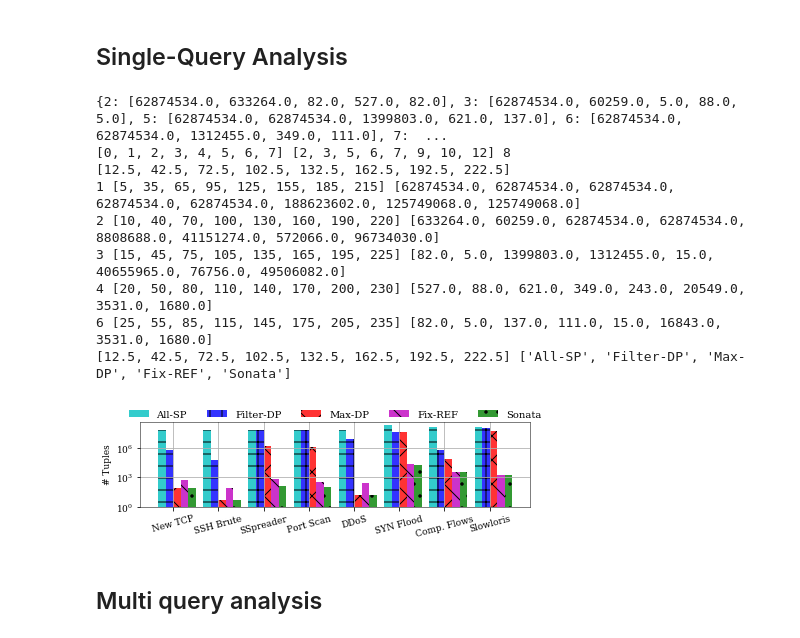
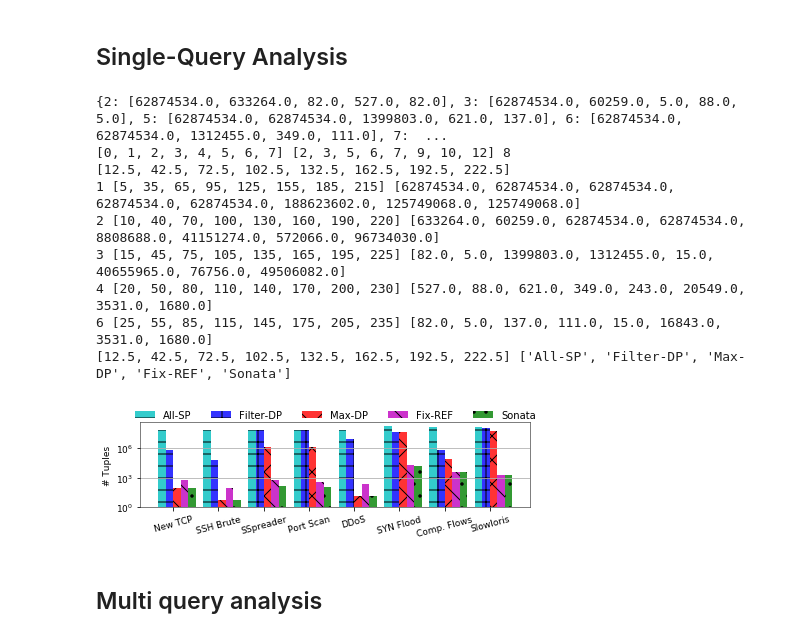
Before and after one commit to agupta13/SONATA-DEV, a Jupyter notebook: analysis/performance_eval/plot_results/plot_results.ipynb, the cells around one changed output. Drawn from its saved outputs; the diff is of its cells as text; code cells hidden in the pictures.

Commit message:
updated the plot script

```diff
--- a/analysis/performance_eval/plot_results/plot_results.ipynb
+++ b/analysis/performance_eval/plot_results/plot_results.ipynb
@@ -15,7 +15,7 @@ matplotlib.use('Agg')
 # matplotlib.rcParams['ps.fonttype'] = 42
 matplotlib.rcParams['figure.figsize']= [3.125, 1.93]
 # matplotlib.rcParams['text.usetex'] = True
-matplotlib.rcParams['font.family']= 'serif'
+matplotlib.rcParams['font.family']= 'Times'
 # matplotlib.rcParams['font.sans-serif']='Times'
 matplotlib.rcParams['font.size']= 8
 # matplotlib.rcParams['figure.figsize']= [3.125, 1.93]  # Golden ratio
@@ -363,35 +363,36 @@ def draw_plots(data, modes, modes_2_labels):
     #plt.xlabel('Applications')
     plt.ylabel('# Tuples')
 
     print ticks, [modes_2_labels[mode] for mode in modes]
     plt.xticks(ticks, [ids_2_labels[qid] for qid in qids], rotation=15)
     plt.yticks([1, 1000, 10000, 100000, 1000000,10000000], [1, 1000, 10000, 100000, 1000000,10000000])
-    ax.grid(True)
+#     ax.grid(True)
+    ax.yaxis.grid(True)
     #ax.set_xlim(xmax=5.25)
     ax.set_yscale("log", nonposy='clip')
     ax.set_ylim(ymin=1)
     ax.legend(loc='upper center', bbox_to_anchor=(0.5, 1.24),
               ncol=5, fancybox=False, shadow=False, fontsize=10, frameon=False)
     fname = "/Users/arpit/Documents/nsdi18/writing/figures/single_query_analysis.eps"
     plt.tight_layout()
     plot_name = fname
     pl.savefig(plot_name)
     plt.show()
     pass
 
 plot_data = get_plot_data(data)
 draw_plots(plot_data, modes, modes_2_labels)
 # %% [output]
 {2: [62874534.0, 633264.0, 82.0, 527.0, 82.0], 3: [62874534.0, 60259.0, 5.0, 88.0, 5.0], 5: [62874534.0, 62874534.0, 1399803.0, 621.0, 137.0], 6: [62874534.0, 62874534.0, 1312455.0, 349.0, 111.0], 7:  ...
 [0, 1, 2, 3, 4, 5, 6, 7] [2, 3, 5, 6, 7, 9, 10, 12] 8
 [12.5, 42.5, 72.5, 102.5, 132.5, 162.5, 192.5, 222.5]
 1 [5, 35, 65, 95, 125, 155, 185, 215] [62874534.0, 62874534.0, 62874534.0, 62874534.0, 62874534.0, 188623602.0, 125749068.0, 125749068.0]
 2 [10, 40, 70, 100, 130, 160, 190, 220] [633264.0, 60259.0, 62874534.0, 62874534.0, 8808688.0, 41151274.0, 572066.0, 96734030.0]
 3 [15, 45, 75, 105, 135, 165, 195, 225] [82.0, 5.0, 1399803.0, 1312455.0, 15.0, 40655965.0, 76756.0, 49506082.0]
 4 [20, 50, 80, 110, 140, 170, 200, 230] [527.0, 88.0, 621.0, 349.0, 243.0, 20549.0, 3531.0, 1680.0]
 6 [25, 55, 85, 115, 145, 175, 205, 235] [82.0, 5.0, 137.0, 111.0, 15.0, 16843.0, 3531.0, 1680.0]
 [12.5, 42.5, 72.5, 102.5, 132.5, 162.5, 192.5, 222.5] ['All-SP', 'Filter-DP', 'Max-DP', 'Fix-REF', 'Sonata']
-[figure, old version]
+[figure, new version]
 # %% [markdown]
 ## Multi query analysis
 # %%
```
Also changed, not shown: parts of 9 cells of this notebook.
